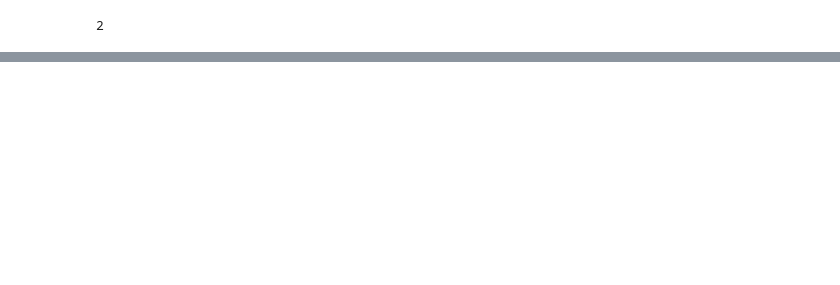
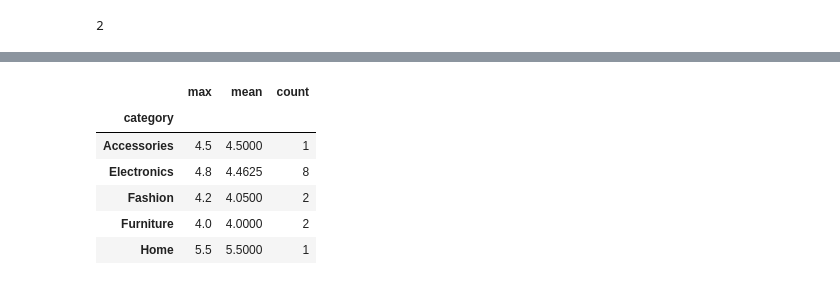
Before and after one commit to Ishann77ojhaa/Data_Analysis, a Jupyter notebook: outliers.ipynb, the cells around one changed output, grey strips where cells are left out. Saved outputs shown, nothing was run; the diff lists cells and outputs as text; code cells hidden in the pictures; blank space fills up the shorter version.

```diff
--- a/outliers.ipynb
+++ b/outliers.ipynb
@@ -144,0 +199,10 @@ Name: price, dtype: float64
+# %%
+dd.groupby("category")["rating"].agg(["max", "mean", "count"])
+# %% [output]
+|  | max | mean | count |
+| category |  |  |  |
+| Accessories | 4.5 | 4.5000 | 1 |
+| Electronics | 4.8 | 4.4625 | 8 |
+| Fashion | 4.2 | 4.0500 | 2 |
+| Furniture | 4.0 | 4.0000 | 2 |
+| Home | 5.5 | 5.5000 | 1 |
```
Also changed, not shown: parts of 8 cells of this notebook.
